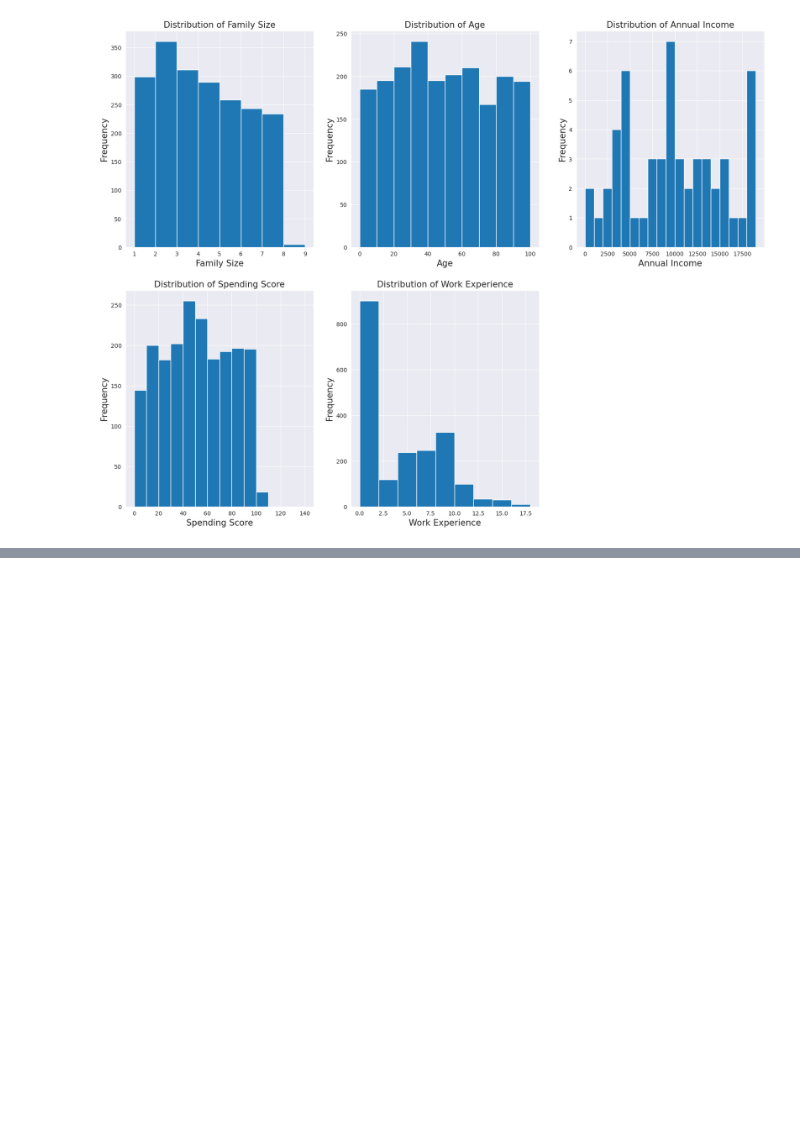
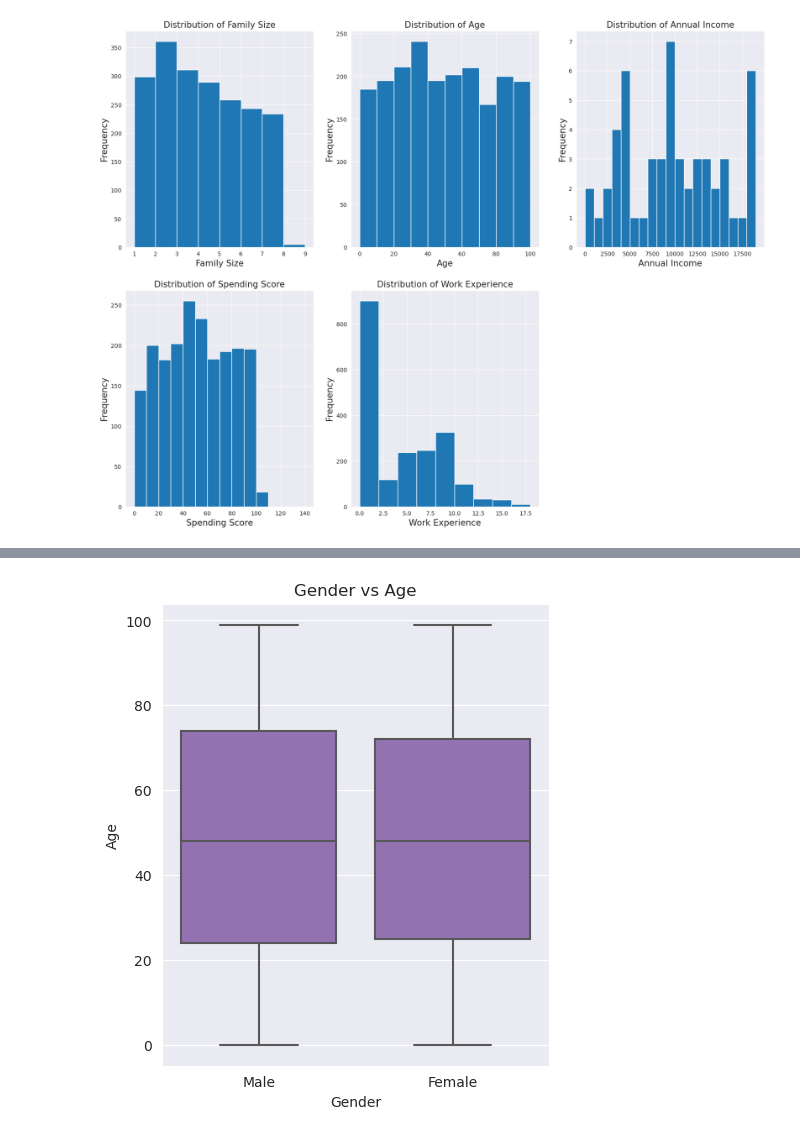
Before and after one commit to somto-ibuodinma/shop_customer_EDA, a Jupyter notebook: Project1/Shop customer EDA.ipynb, the cells around one changed output, grey strips where cells are left out. Saved outputs shown, nothing was run; the diff lists cells and outputs as text; code cells hidden in the pictures; blank space fills up the shorter version.

```diff
--- a/Project1/Shop customer EDA.ipynb
+++ b/Project1/Shop customer EDA.ipynb
@@ -196,0 +223,6 @@ plt.errorbar(data=df_customer,x='Annual_Income',y='Age');
+# %%
+plt.figure(figsize=(5,6));
+sb.boxplot(data=df_customer, x= 'Gender', y= 'Age',color=sb.color_palette()[4]);
+plt.title('Gender vs Age');
+# %% [output]
+[figure, added]
```
Also changed, not shown: parts of 14 cells of this notebook.
